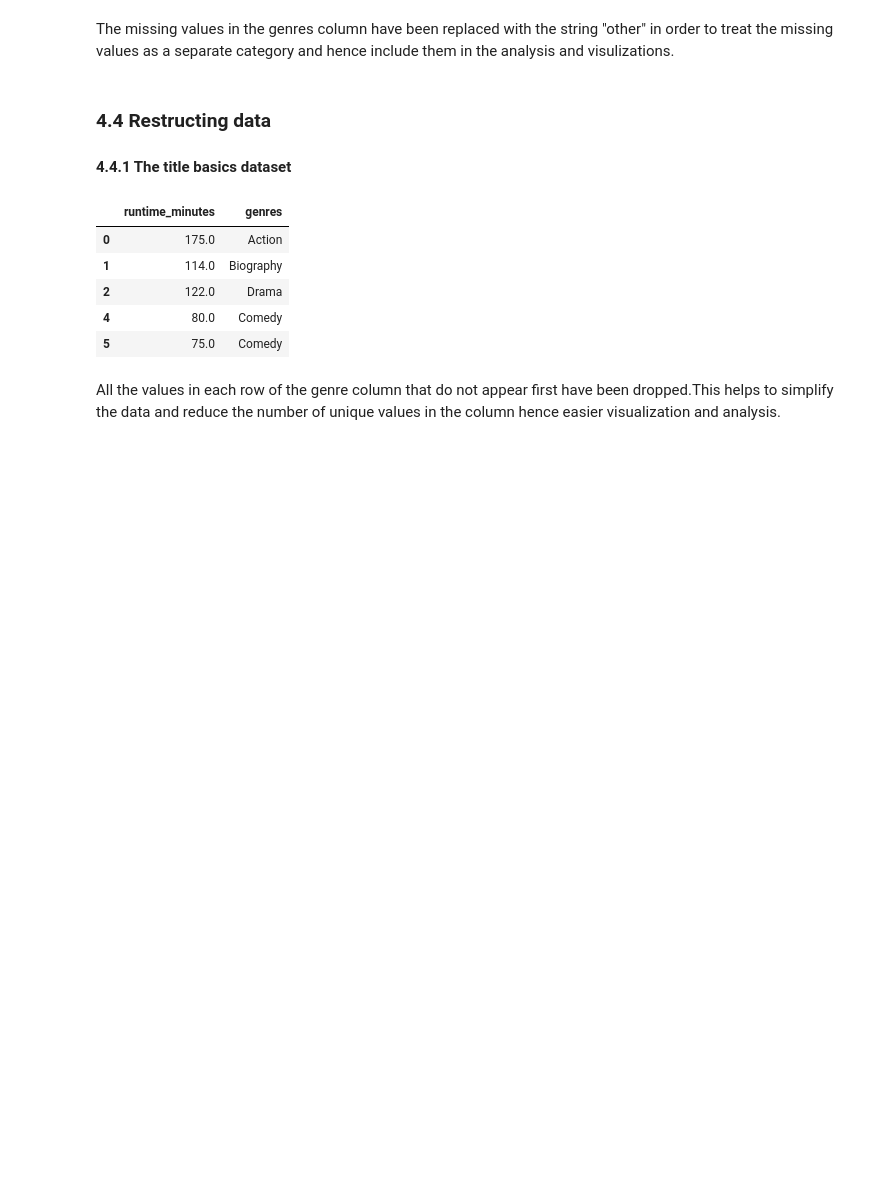
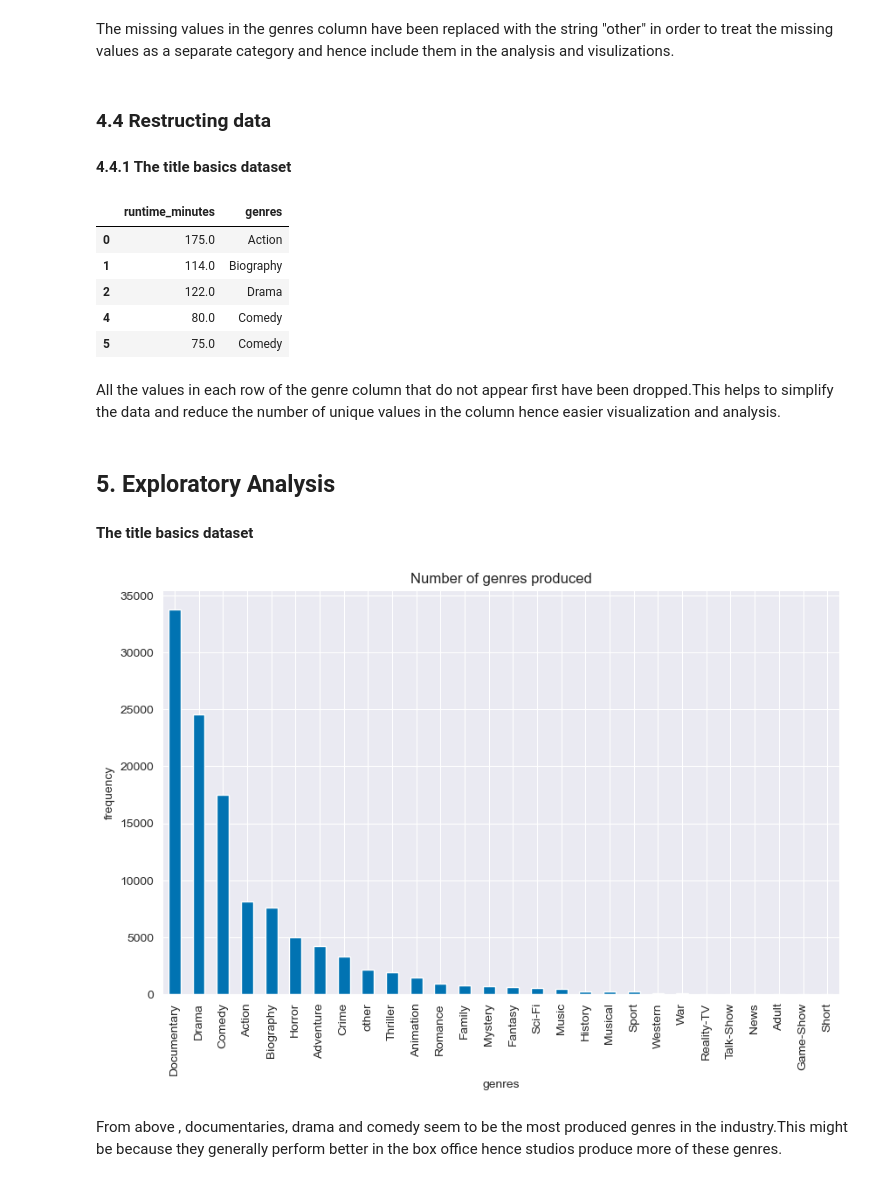
Before and after one commit to KimberlyWairimu/Project-Phase-1, a Jupyter notebook: My_project_1_jupyter_notebook.ipynb, the cells around one changed output. Drawn from its saved outputs; the diff is of its cells as text; code cells hidden in the pictures; blank space fills up the shorter version.

Commit message:
Added analysis of the first dataset

```diff
--- a/My_project_1_jupyter_notebook.ipynb
+++ b/My_project_1_jupyter_notebook.ipynb
@@ -361,3 +361,29 @@ title_basics.head()
 | 5 | 75.0 | Comedy |
 # %% [markdown]
 All the values in each row of the genre column that do not appear first have been dropped.This helps to simplify the data and reduce the number of unique values in the column hence easier visualization and analysis.
+# %% [markdown]
+## 5. Exploratory Analysis
+
+#### The title basics dataset
+# %%
+#setting the style for the plots
+
+sns.set_palette("colorblind")
+sns.set_style("darkgrid")
+
+#defining a variable to be equal to the number of each genre occurences
+
+genre_counts = title_basics["genres"].value_counts()
+
+#plotting the genres against their frequency
+plt.figure(figsize=(10,6))
+genre_counts.plot(kind="bar")
+plt.xlabel("genres")
+plt.ylabel("frequency")
+plt.title ("Number of genres produced")
+plt.xticks(rotation=90)
+plt.show()
+# %% [output]
+[figure, added]
+# %% [markdown]
+From above , documentaries, drama and comedy seem to be the most produced genres in the industry.This might be because they generally perform better in the box office hence studios produce more of these genres.
```
Also changed, not shown: parts of 4 cells of this notebook.
